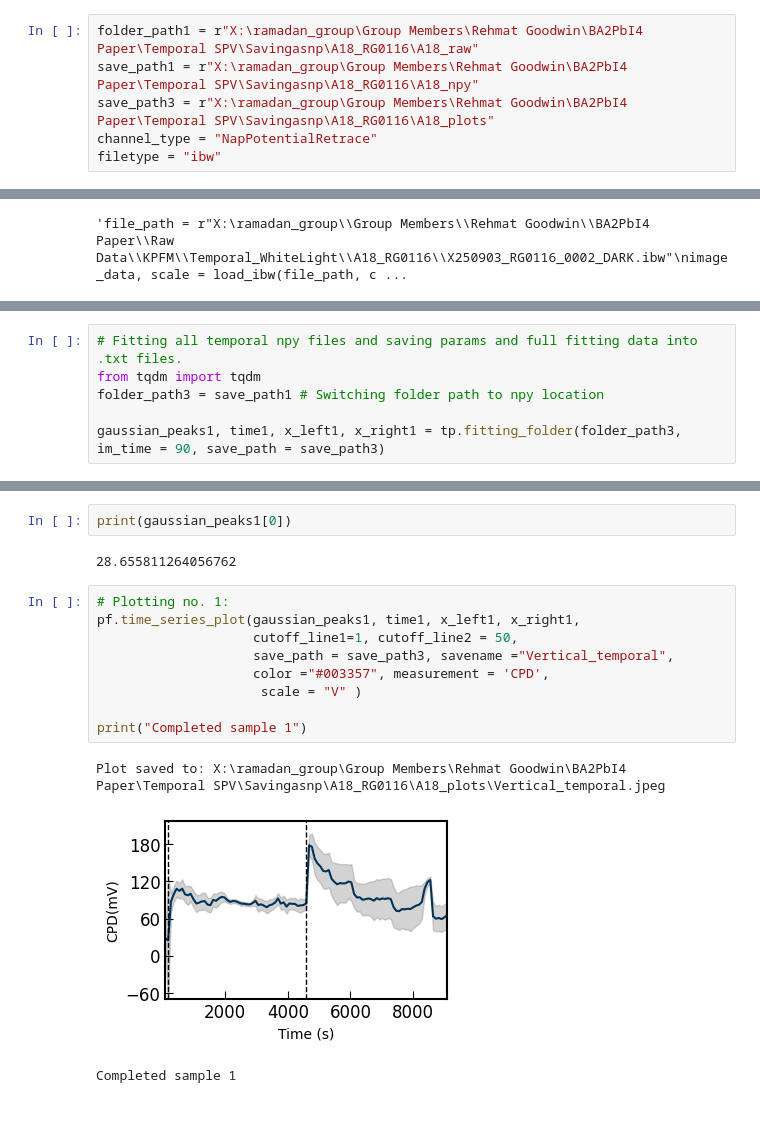
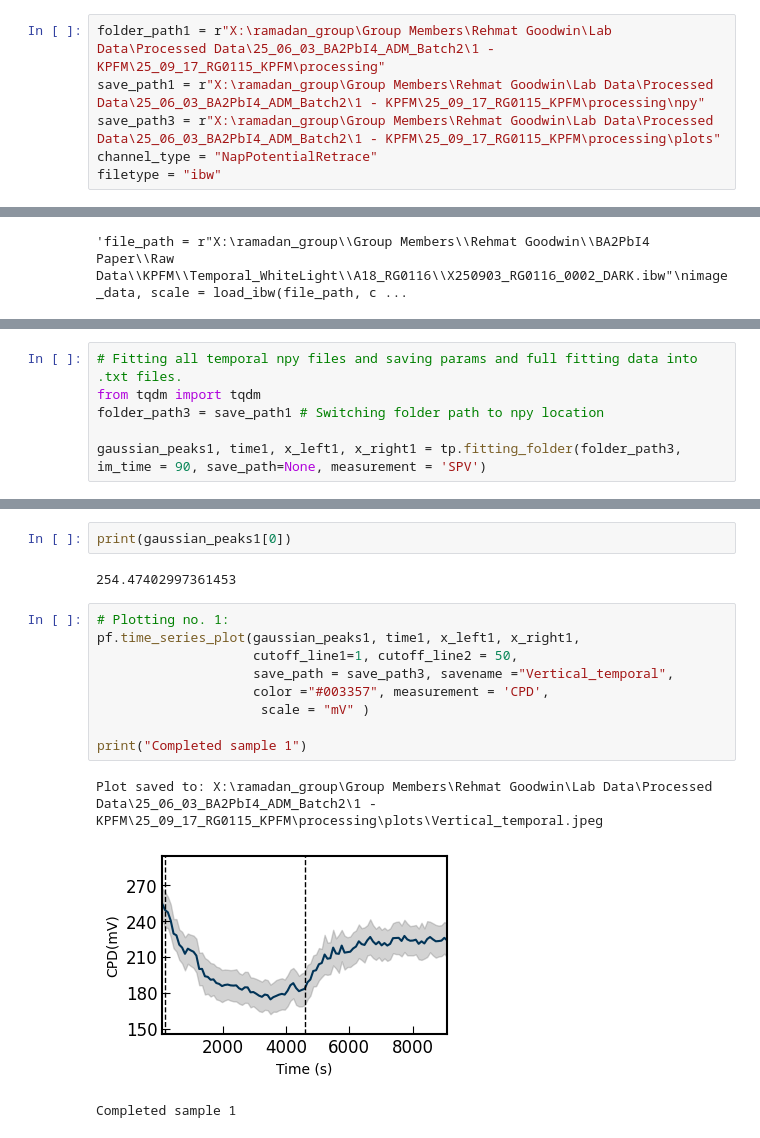
Before and after one commit to RamadanLab/KPFM_processing, a Jupyter notebook: DoNotUse/PersonalUse/AFMReaderTests/Save_as_npy.ipynb, the cells around one changed output, grey strips where cells are left out. Cells and saved outputs as stored; diff of their text form.

```diff
--- a/DoNotUse/PersonalUse/AFMReaderTests/Save_as_npy.ipynb
+++ b/DoNotUse/PersonalUse/AFMReaderTests/Save_as_npy.ipynb
@@ -20,9 +20,9 @@ print("If pop up box not seen minimise spyder and select folder wanted for analy
 # %% [output]
 If pop up box not seen minimise spyder and select folder wanted for analysis
 # %%
-folder_path1 = r"X:\ramadan_group\Group Members\Rehmat Goodwin\BA2PbI4 Paper\Temporal SPV\Savingasnp\A18_RG0116\A18_raw"
-save_path1 = r"X:\ramadan_group\Group Members\Rehmat Goodwin\BA2PbI4 Paper\Temporal SPV\Savingasnp\A18_RG0116\A18_npy"
-save_path3 = r"X:\ramadan_group\Group Members\Rehmat Goodwin\BA2PbI4 Paper\Temporal SPV\Savingasnp\A18_RG0116\A18_plots"
+folder_path1 = r"X:\ramadan_group\Group Members\Rehmat Goodwin\Lab Data\Processed Data\25_06_03_BA2PbI4_ADM_Batch2\1 - KPFM\25_09_17_RG0115_KPFM\processing"
+save_path1 = r"X:\ramadan_group\Group Members\Rehmat Goodwin\Lab Data\Processed Data\25_06_03_BA2PbI4_ADM_Batch2\1 - KPFM\25_09_17_RG0115_KPFM\processing\npy"
+save_path3 = r"X:\ramadan_group\Group Members\Rehmat Goodwin\Lab Data\Processed Data\25_06_03_BA2PbI4_ADM_Batch2\1 - KPFM\25_09_17_RG0115_KPFM\processing\plots"
 channel_type = "NapPotentialRetrace"
 filetype = "ibw"
 # %%
@@ -73,5 +73,5 @@ Success! ibw has loaded
 from tqdm import tqdm
 folder_path3 = save_path1 # Switching folder path to npy location
 
-gaussian_peaks1, time1, x_left1, x_right1 = tp.fitting_folder(folder_path3, im_time = 90, save_path = save_path3)
+gaussian_peaks1, time1, x_left1, x_right1 = tp.fitting_folder(folder_path3, im_time = 90, save_path=None, measurement = 'SPV')
 # %% [output]
@@ -95,17 +79,17 @@ Completed processing 101 files!
 # %%
 print(gaussian_peaks1[0])
 # %% [output]
-28.655811264056762
+254.47402997361453
 # %%
 # Plotting no. 1:
 pf.time_series_plot(gaussian_peaks1, time1, x_left1, x_right1,
                     cutoff_line1=1, cutoff_line2 = 50,
                     save_path = save_path3, savename ="Vertical_temporal",
                     color ="#003357", measurement = 'CPD',
-                     scale = "V" )
+                     scale = "mV" )
 
 print("Completed sample 1")
 # %% [output]
-Plot saved to: X:\ramadan_group\Group Members\Rehmat Goodwin\BA2PbI4 Paper\Temporal SPV\Savingasnp\A18_RG0116\A18_plots\Vertical_temporal.jpeg
+Plot saved to: X:\ramadan_group\Group Members\Rehmat Goodwin\Lab Data\Processed Data\25_06_03_BA2PbI4_ADM_Batch2\1 - KPFM\25_09_17_RG0115_KPFM\processing\plots\Vertical_temporal.jpeg
-[figure, old version]
+[figure, new version]
 Completed sample 1
```
Also changed, not shown: parts of 3 cells of this notebook, 2 other files.
